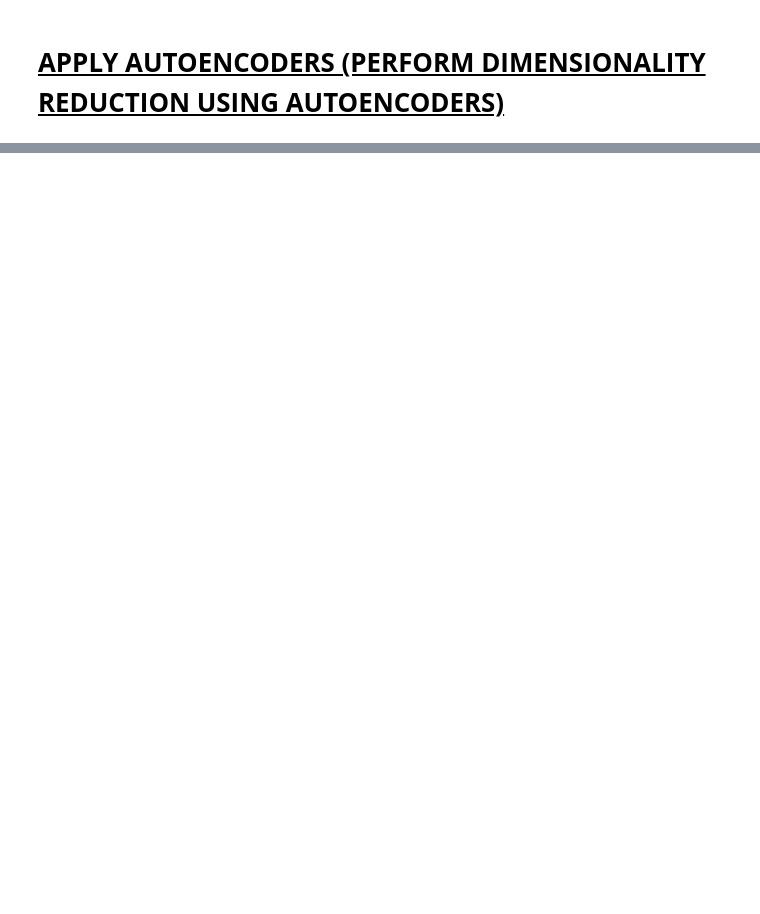
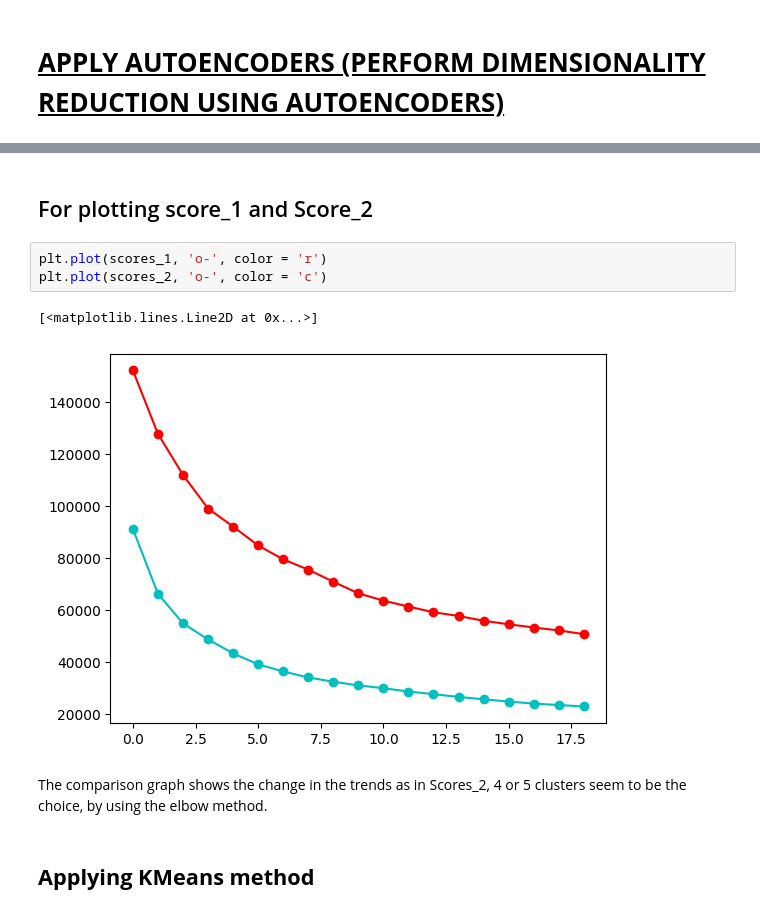
Before and after one commit to FemiAdesola/Data-Science, a Jupyter notebook: Marketing_Department.ipynb, the cells around one changed output, grey strips where cells are left out. Drawn from its saved outputs; the diff is of its cells as text; blank space fills up the shorter version.

```diff
--- a/Marketing_Department.ipynb
+++ b/Marketing_Department.ipynb
@@ -502,0 +695,12 @@ for i in creditcard_df.columns:
+# %% [markdown]
+## For plotting score_1 and Score_2
+# %%
+plt.plot(scores_1, 'o-', color = 'r')
+plt.plot(scores_2, 'o-', color = 'c')
+# %% [output]
+[<matplotlib.lines.Line2D at 0x...>]
+[figure, added]
+# %% [markdown]
+The comparison graph shows the change in the trends as in Scores_2, 4 or 5 clusters seem to be the choice, by using the elbow method.
+# %% [markdown]
+## **Applying KMeans method**
```
Also changed, not shown: parts of 43 cells of this notebook.
